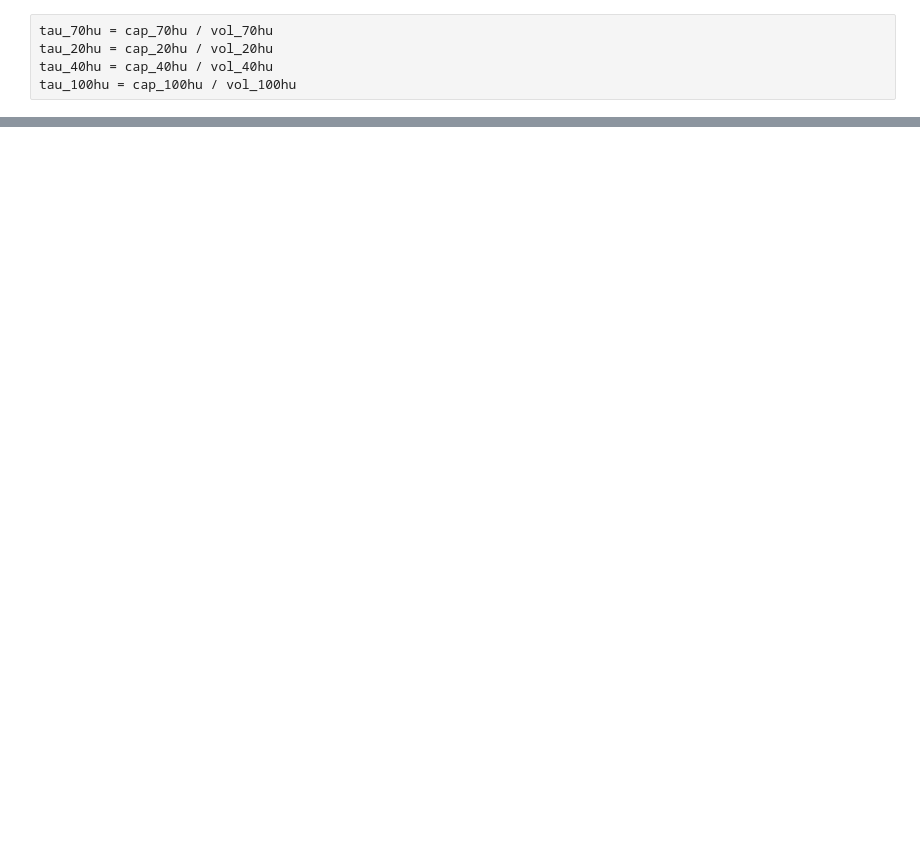
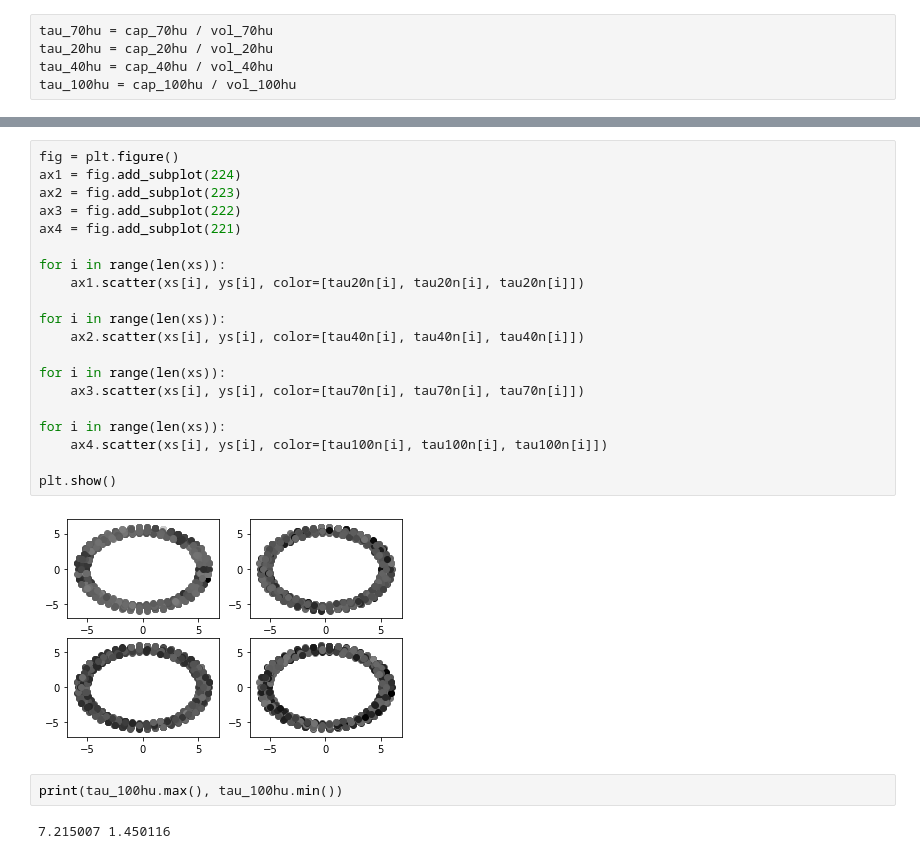
Before and after one commit to bogeorgiev/heating-up-dbs, a Jupyter notebook: explorations/toydata/hist-plots.ipynb, the cells around one changed output, grey strips where cells are left out. Saved outputs shown, nothing was run; the diff lists cells and outputs as text; blank space fills up the shorter version.

```diff
--- a/explorations/toydata/hist-plots.ipynb
+++ b/explorations/toydata/hist-plots.ipynb
@@ -49,0 +65,26 @@ plt.show()
+# %%
+fig = plt.figure()
+ax1 = fig.add_subplot(224)
+ax2 = fig.add_subplot(223)
+ax3 = fig.add_subplot(222)
+ax4 = fig.add_subplot(221)
+
+for i in range(len(xs)):
+    ax1.scatter(xs[i], ys[i], color=[tau20n[i], tau20n[i], tau20n[i]])
+
+for i in range(len(xs)):
+    ax2.scatter(xs[i], ys[i], color=[tau40n[i], tau40n[i], tau40n[i]])
+
+for i in range(len(xs)):
+    ax3.scatter(xs[i], ys[i], color=[tau70n[i], tau70n[i], tau70n[i]])
+
+for i in range(len(xs)):
+    ax4.scatter(xs[i], ys[i], color=[tau100n[i], tau100n[i], tau100n[i]])
+
+plt.show()
+# %% [output]
+[figure, added]
+# %%
+print(tau_100hu.max(), tau_100hu.min())
+# %% [output]
+7.215007 1.450116
```
Also changed, not shown: parts of 6 cells of this notebook, 2 other files.
